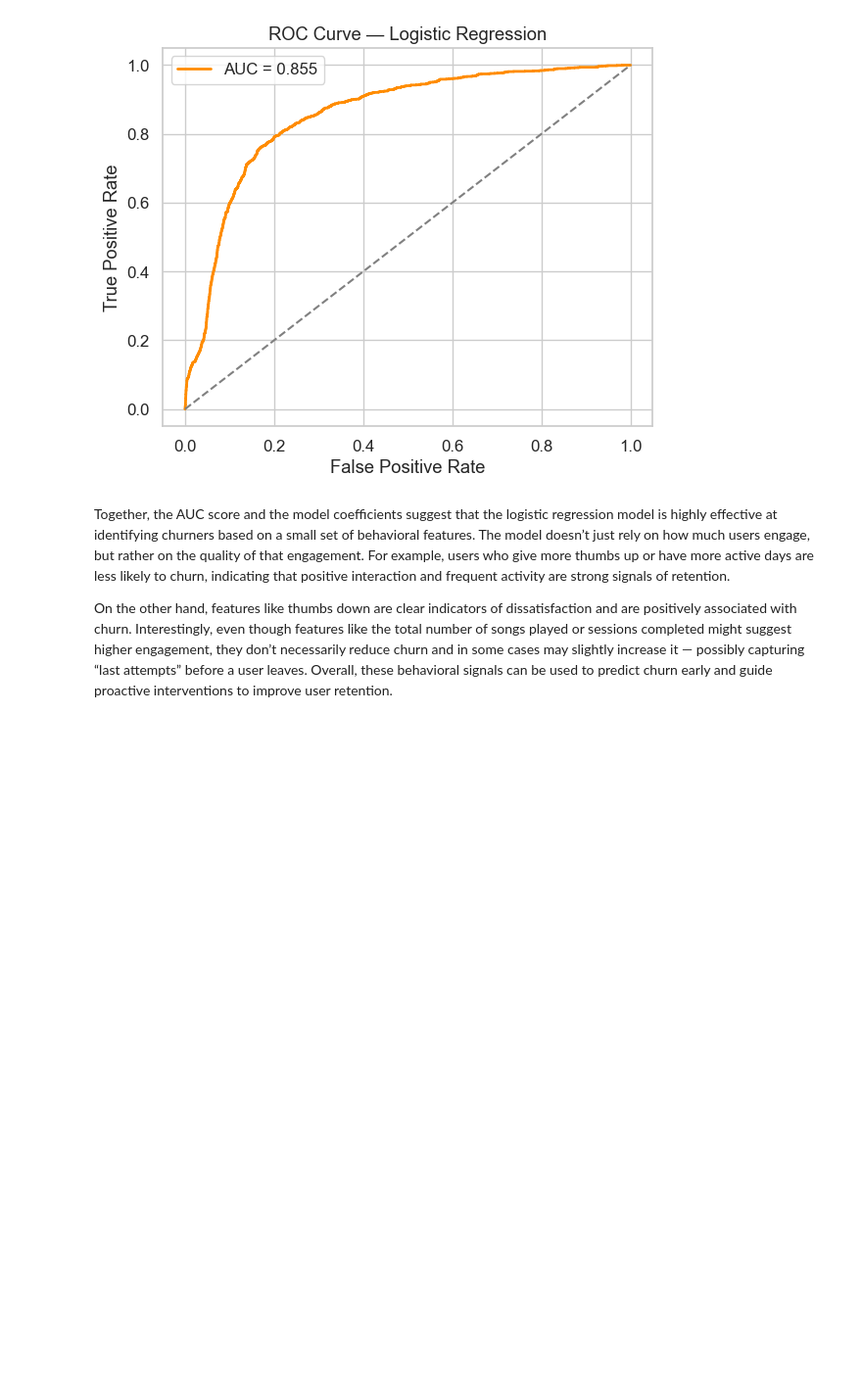
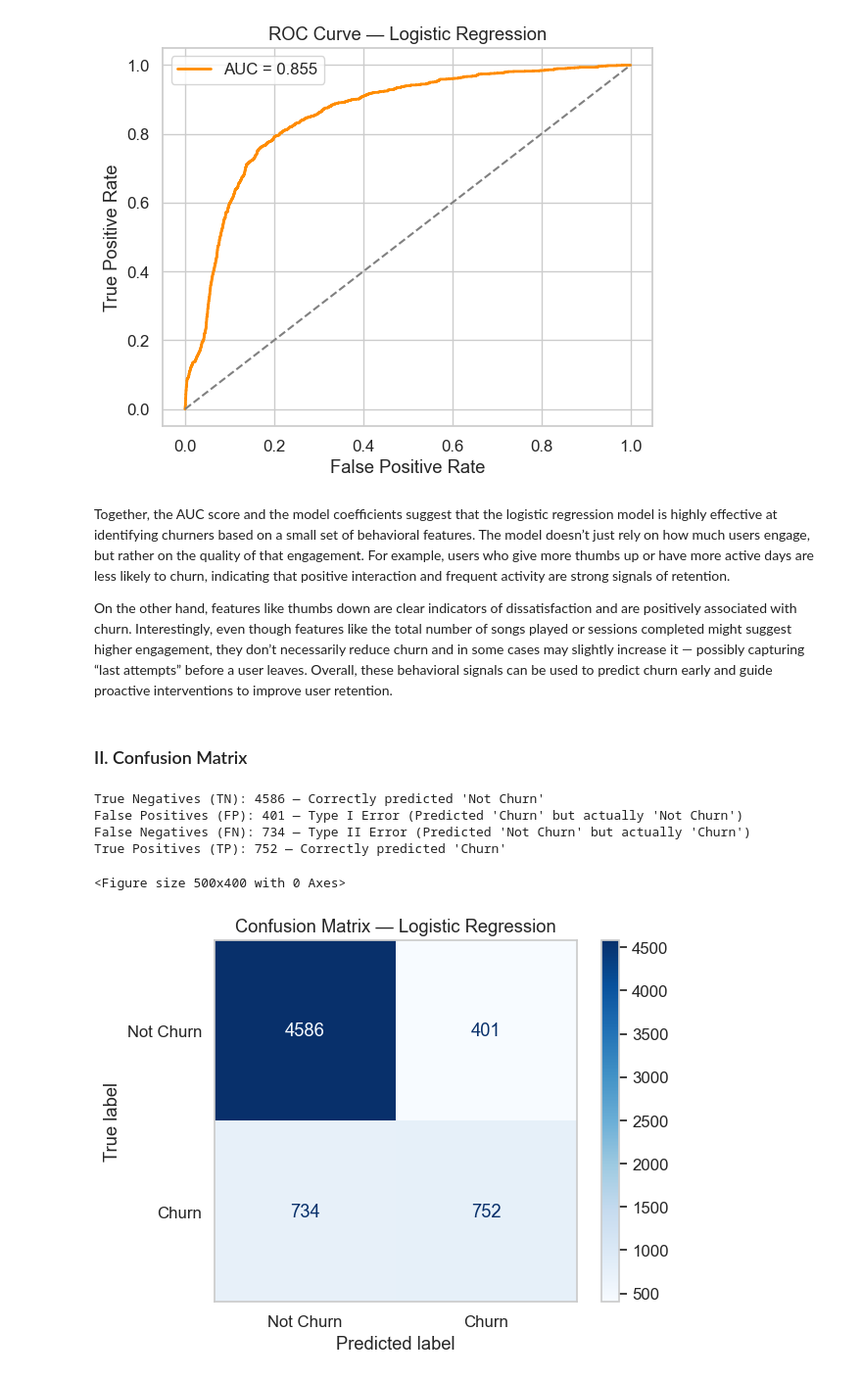
Before and after one commit to ZlataSparrow/Churn_Risk_Classification, a Jupyter notebook: notebook/03_Logistic_Regression_Classifier .ipynb, the cells around one changed output. Shown at 98% size. Drawn from its saved outputs; the diff is of its cells as text; code cells hidden in the pictures; blank space fills up the shorter version.

```diff
--- a/notebook/03_Logistic_Regression_Classifier .ipynb
+++ b/notebook/03_Logistic_Regression_Classifier .ipynb
@@ -144,5 +138,5 @@ coef_df.sort_values("coefficient", ascending=False)
 # %%
-pdf = predictions.select("churn_flag", "probability").toPandas()
+pdf = predictions.select("userId", "churn_flag", "probability").toPandas()
 pdf["prob_churn"] = pdf["probability"].apply(lambda x: float(x[1]))
 
 fpr, tpr, _ = roc_curve(pdf["churn_flag"], pdf["prob_churn"])
@@ -163,3 +157,28 @@ plt.show()
 Together, the AUC score and the model coefficients suggest that the logistic regression model is highly effective at identifying churners based on a small set of behavioral features. The model doesn’t just rely on how much users engage, but rather on the quality of that engagement. For example, users who give more thumbs up or have more active days are less likely to churn, indicating that positive interaction and frequent activity are strong signals of retention.
 
 On the other hand, features like thumbs down are clear indicators of dissatisfaction and are positively associated with churn. Interestingly, even though features like the total number of songs played or sessions completed might suggest higher engagement, they don’t necessarily reduce churn and in some cases may slightly increase it — possibly capturing “last attempts” before a user leaves. Overall, these behavioral signals can be used to predict churn early and guide proactive interventions to improve user retention.
+# %% [markdown]
+### II. Confusion Matrix
+# %%
+pdf["predicted"] = (pdf["prob_churn"] >= 0.5).astype(int)
+cm = confusion_matrix(pdf["churn_flag"], pdf["predicted"])
+tn, fp, fn, tp = cm.ravel()
+
+print(f"True Negatives (TN): {tn} — Correctly predicted 'Not Churn'")
+print(f"False Positives (FP): {fp} — Type I Error (Predicted 'Churn' but actually 'Not Churn')")
+print(f"False Negatives (FN): {fn} — Type II Error (Predicted 'Not Churn' but actually 'Churn')")
+print(f"True Positives (TP): {tp} — Correctly predicted 'Churn'")
+
+disp = ConfusionMatrixDisplay(confusion_matrix=cm, display_labels=["Not Churn", "Churn"])
+plt.figure(figsize=(5, 4))
+disp.plot(cmap="Blues", values_format='d')
+plt.title("Confusion Matrix — Logistic Regression")
+plt.grid(False)
+plt.show()
+# %% [output]
+True Negatives (TN): 4586 — Correctly predicted 'Not Churn'
+False Positives (FP): 401 — Type I Error (Predicted 'Churn' but actually 'Not Churn')
+False Negatives (FN): 734 — Type II Error (Predicted 'Not Churn' but actually 'Churn')
+True Positives (TP): 752 — Correctly predicted 'Churn'
+<Figure size 500x400 with 0 Axes>
+[figure, added]
```
Also changed, not shown: parts of 12 cells of this notebook.
